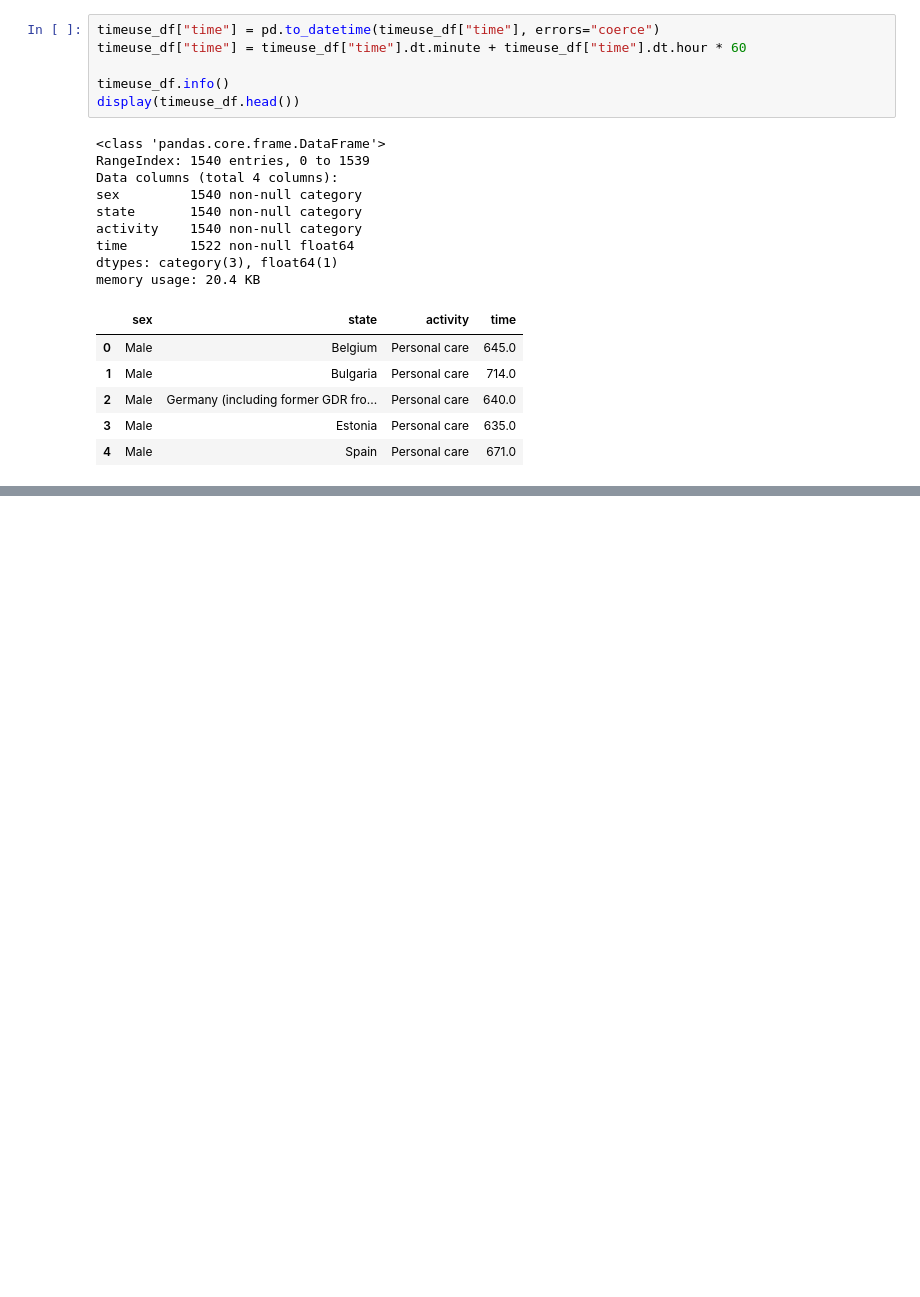
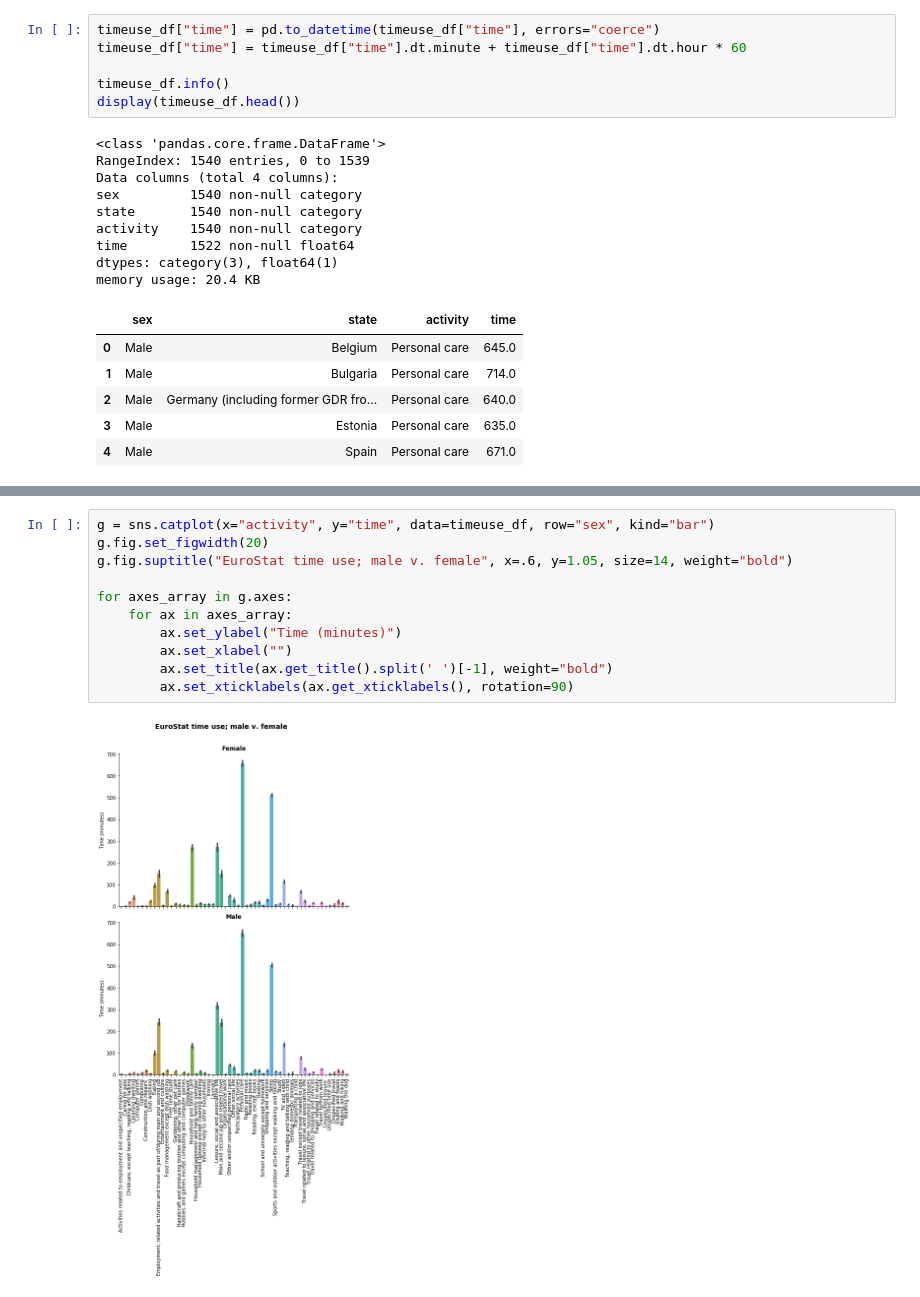
Before and after one commit to joshuamegnauth54/Miscellaneous, a Jupyter notebook: Notes/Python/tidytut_python.ipynb, the cells around one changed output, grey strips where cells are left out. Saved outputs shown, nothing was run; the diff lists cells and outputs as text; blank space fills up the shorter version.

Commit message:
The basic process is complete along with a graph demonostrating the cleaned dataset.

```diff
--- a/Notes/Python/tidytut_python.ipynb
+++ b/Notes/Python/tidytut_python.ipynb
@@ -183,0 +196,13 @@ memory usage: 20.4 KB
+# %%
+g = sns.catplot(x="activity", y="time", data=timeuse_df, row="sex", kind="bar")
+g.fig.set_figwidth(20)
+g.fig.suptitle("EuroStat time use; male v. female", x=.6, y=1.05, size=14, weight="bold")
+
+for axes_array in g.axes:
+    for ax in axes_array:
+        ax.set_ylabel("Time (minutes)")
+        ax.set_xlabel("")
+        ax.set_title(ax.get_title().split(' ')[-1], weight="bold")
+        ax.set_xticklabels(ax.get_xticklabels(), rotation=90)
+# %% [output]
+[figure, added]
```
Also changed, not shown: parts of 4 cells of this notebook, 1 other file.
